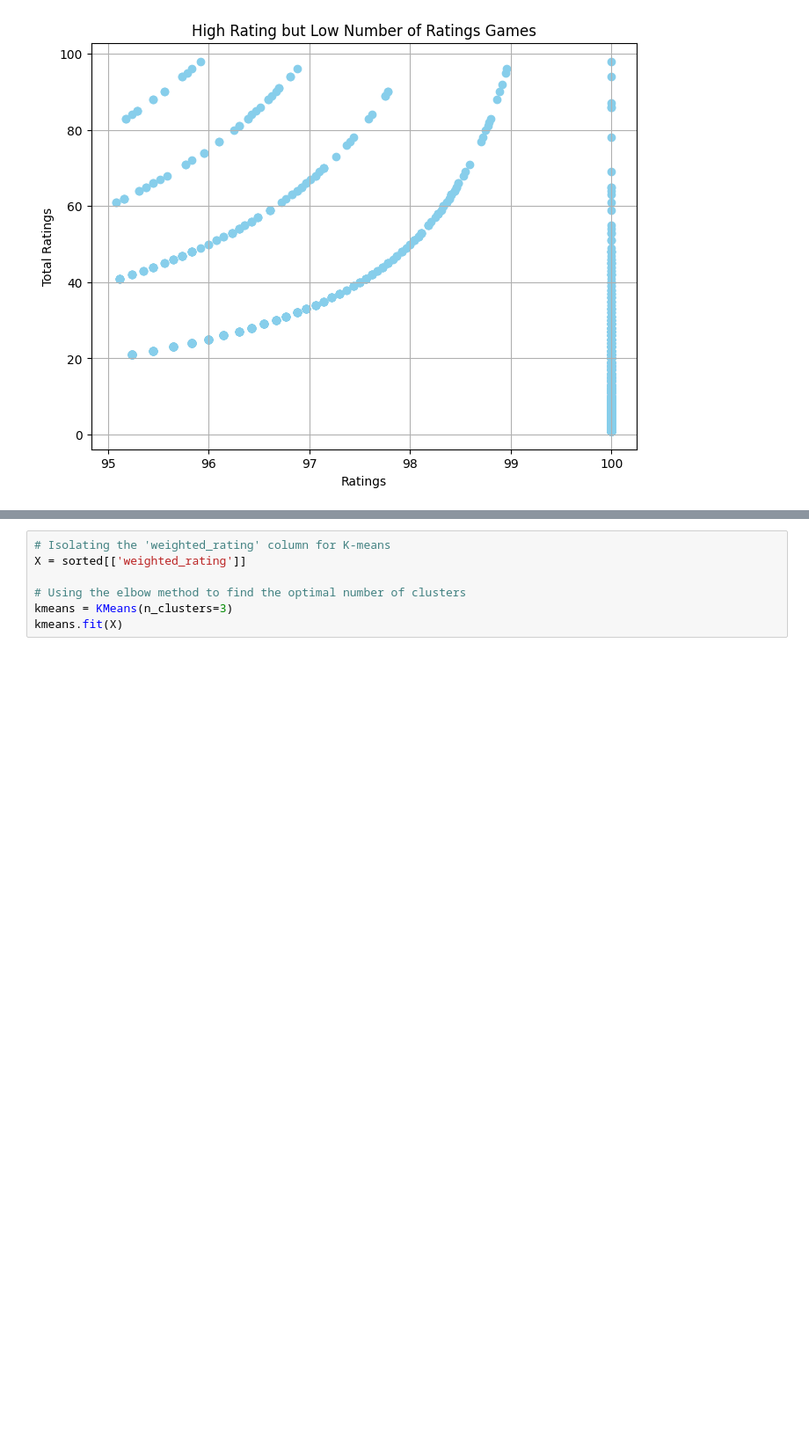
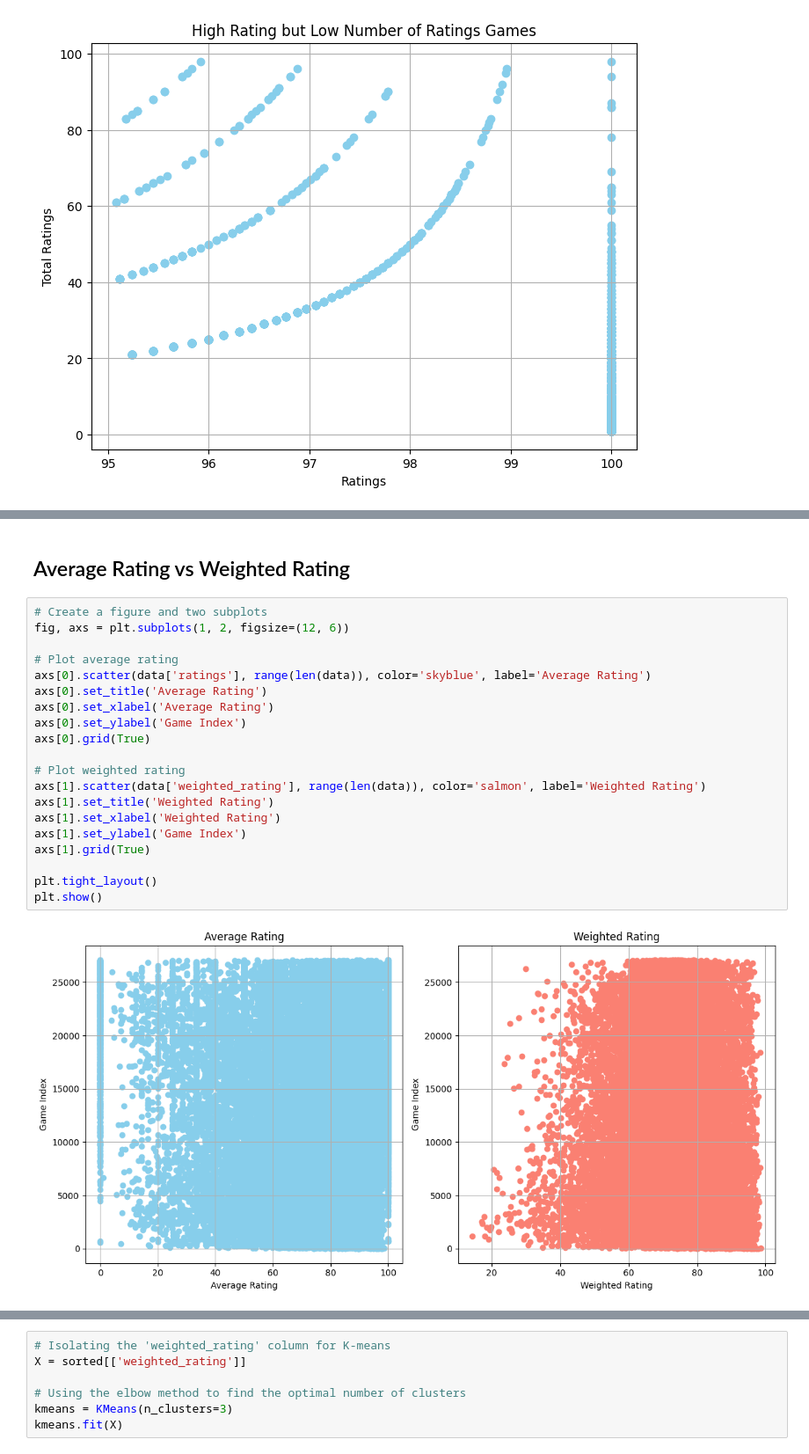
Before and after one commit to MoetazMohamed/Soen471Team30, a Jupyter notebook: soen471Project.ipynb, the cells around one changed output, grey strips where cells are left out. Shown: that part at 88% size. Saved outputs shown, nothing was run; the diff lists cells and outputs as text; blank space fills up the shorter version.

```diff
--- a/soen471Project.ipynb
+++ b/soen471Project.ipynb
@@ -181,0 +189,24 @@ sorted[sorted['totalRatings']> 36]
+# %% [markdown]
+## Average Rating vs Weighted Rating
+# %%
+# Create a figure and two subplots
+fig, axs = plt.subplots(1, 2, figsize=(12, 6))
+
+# Plot average rating
+axs[0].scatter(data['ratings'], range(len(data)), color='skyblue', label='Average Rating')
+axs[0].set_title('Average Rating')
+axs[0].set_xlabel('Average Rating')
+axs[0].set_ylabel('Game Index')
+axs[0].grid(True)
+
+# Plot weighted rating
+axs[1].scatter(data['weighted_rating'], range(len(data)), color='salmon', label='Weighted Rating')
+axs[1].set_title('Weighted Rating')
+axs[1].set_xlabel('Weighted Rating')
+axs[1].set_ylabel('Game Index')
+axs[1].grid(True)
+
+plt.tight_layout()
+plt.show()
+# %% [output]
+[figure, added]
```
Also changed, not shown: parts of 13 cells of this notebook.
